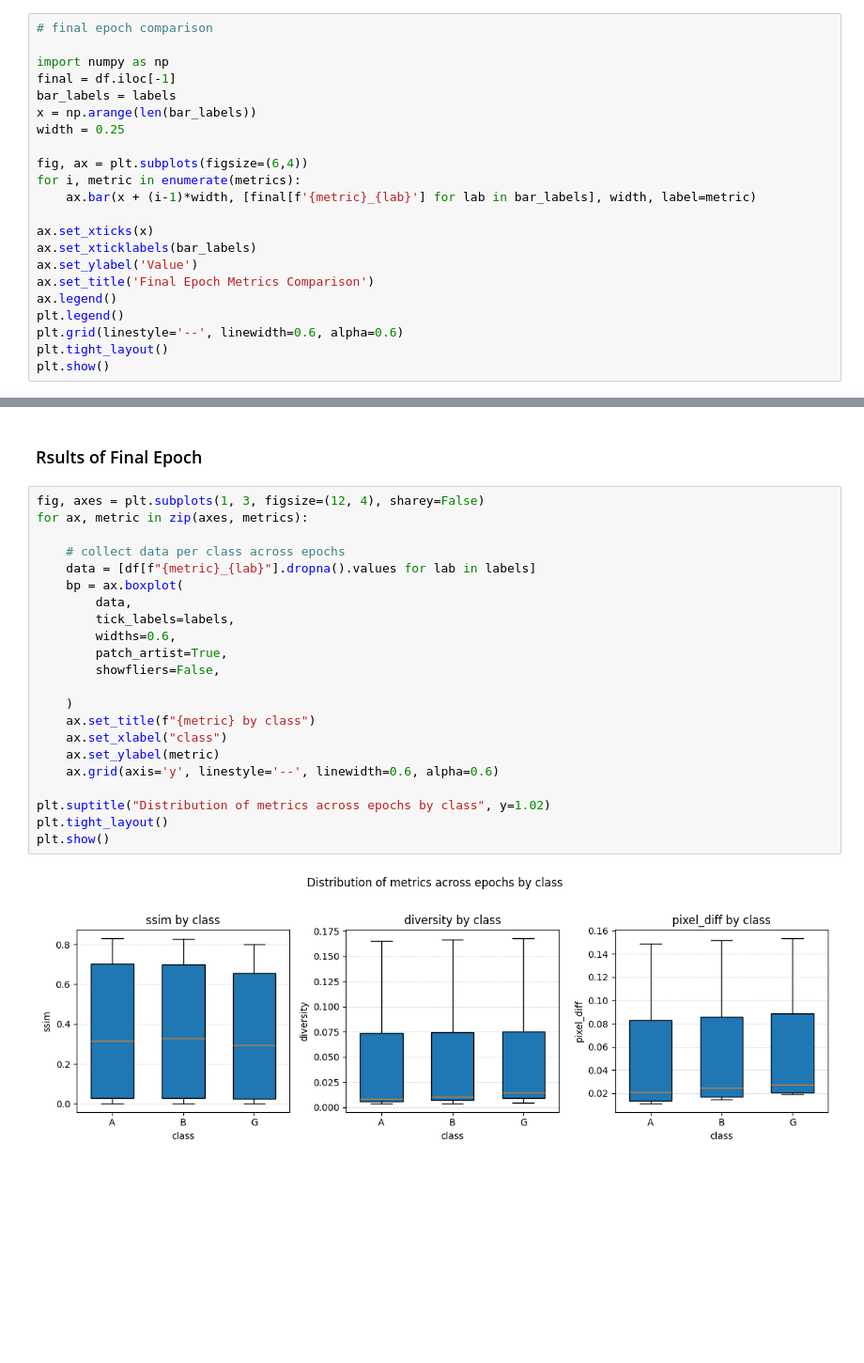
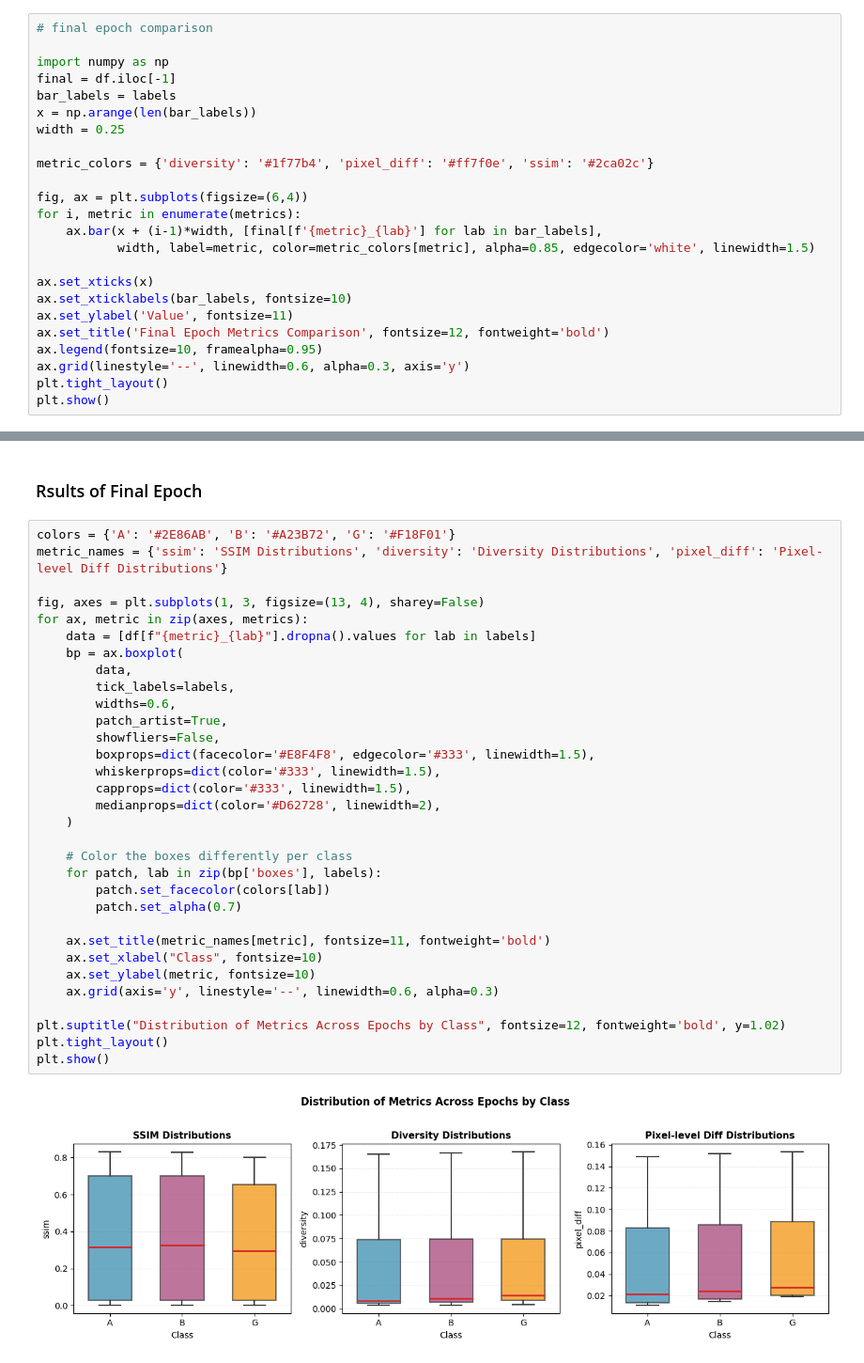
Before and after one commit to RumethSandinu/NeoBreath, a Jupyter notebook: backend/src/generative-augmentation/Baseline/up_threshold_7/visualization.ipynb, the cells around one changed output, grey strips where cells are left out. Shown at 94% size. Saved outputs shown, nothing was run; the diff lists cells and outputs as text; blank space fills up the shorter version.

```diff
--- a/backend/src/generative-augmentation/Baseline/up_threshold_7/visualization.ipynb
+++ b/backend/src/generative-augmentation/Baseline/up_threshold_7/visualization.ipynb
@@ -115,17 +123,19 @@ bar_labels = labels
 x = np.arange(len(bar_labels))
 width = 0.25
 
+metric_colors = {'diversity': '#1f77b4', 'pixel_diff': '#ff7f0e', 'ssim': '#2ca02c'}
+
 fig, ax = plt.subplots(figsize=(6,4))
 for i, metric in enumerate(metrics):
-    ax.bar(x + (i-1)*width, [final[f'{metric}_{lab}'] for lab in bar_labels], width, label=metric)
+    ax.bar(x + (i-1)*width, [final[f'{metric}_{lab}'] for lab in bar_labels],
+           width, label=metric, color=metric_colors[metric], alpha=0.85, edgecolor='white', linewidth=1.5)
 
 ax.set_xticks(x)
-ax.set_xticklabels(bar_labels)
-ax.set_ylabel('Value')
-ax.set_title('Final Epoch Metrics Comparison')
-ax.legend()
-plt.legend()
-plt.grid(linestyle='--', linewidth=0.6, alpha=0.6)
+ax.set_xticklabels(bar_labels, fontsize=10)
+ax.set_ylabel('Value', fontsize=11)
+ax.set_title('Final Epoch Metrics Comparison', fontsize=12, fontweight='bold')
+ax.legend(fontsize=10, framealpha=0.95)
+ax.grid(linestyle='--', linewidth=0.6, alpha=0.3, axis='y')
 plt.tight_layout()
 plt.show()
 # %% [output]
@@ -178,27 +192,37 @@ plt.show()
 # %% [markdown]
 ### Rsults of Final Epoch
 # %%
-fig, axes = plt.subplots(1, 3, figsize=(12, 4), sharey=False)
+colors = {'A': '#2E86AB', 'B': '#A23B72', 'G': '#F18F01'}
+metric_names = {'ssim': 'SSIM Distributions', 'diversity': 'Diversity Distributions', 'pixel_diff': 'Pixel-level Diff Distributions'}
+
+fig, axes = plt.subplots(1, 3, figsize=(13, 4), sharey=False)
 for ax, metric in zip(axes, metrics):
-
-    # collect data per class across epochs
     data = [df[f"{metric}_{lab}"].dropna().values for lab in labels]
     bp = ax.boxplot(
         data,
         tick_labels=labels,
         widths=0.6,
         patch_artist=True,
         showfliers=False,
+        boxprops=dict(facecolor='#E8F4F8', edgecolor='#333', linewidth=1.5),
+        whiskerprops=dict(color='#333', linewidth=1.5),
+        capprops=dict(color='#333', linewidth=1.5),
+        medianprops=dict(color='#D62728', linewidth=2),
+    )
 
-    )
-    ax.set_title(f"{metric} by class")
-    ax.set_xlabel("class")
-    ax.set_ylabel(metric)
-    ax.grid(axis='y', linestyle='--', linewidth=0.6, alpha=0.6)
+    # Color the boxes differently per class
+    for patch, lab in zip(bp['boxes'], labels):
+        patch.set_facecolor(colors[lab])
+        patch.set_alpha(0.7)
 
-plt.suptitle("Distribution of metrics across epochs by class", y=1.02)
+    ax.set_title(metric_names[metric], fontsize=11, fontweight='bold')
+    ax.set_xlabel("Class", fontsize=10)
+    ax.set_ylabel(metric, fontsize=10)
+    ax.grid(axis='y', linestyle='--', linewidth=0.6, alpha=0.3)
+
+plt.suptitle("Distribution of Metrics Across Epochs by Class", fontsize=12, fontweight='bold', y=1.02)
 plt.tight_layout()
 plt.show()
 # %% [output]
-[figure, old version]
+[figure, new version]
 # %%
```
Also changed, not shown: parts of 6 cells of this notebook, 10 other files.
